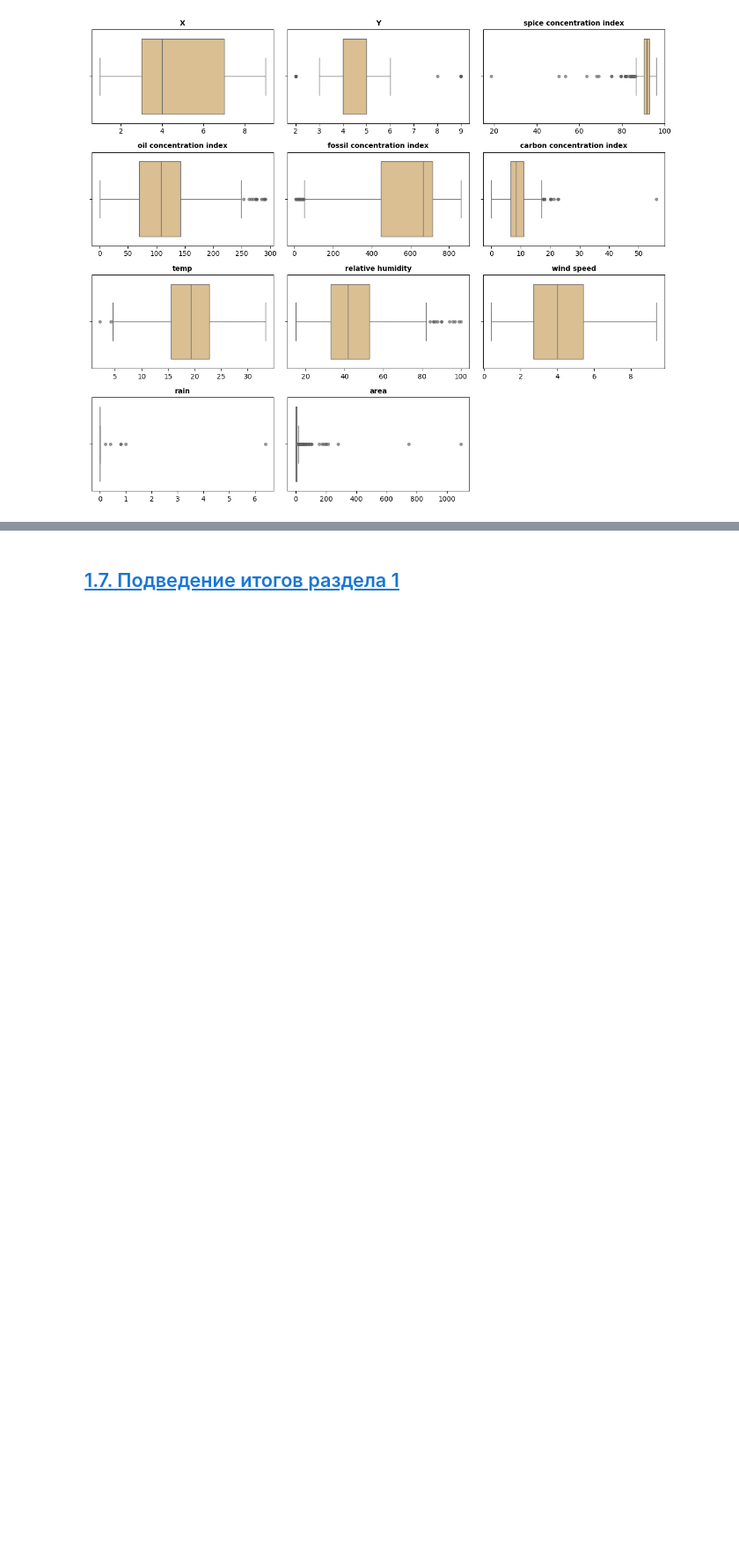
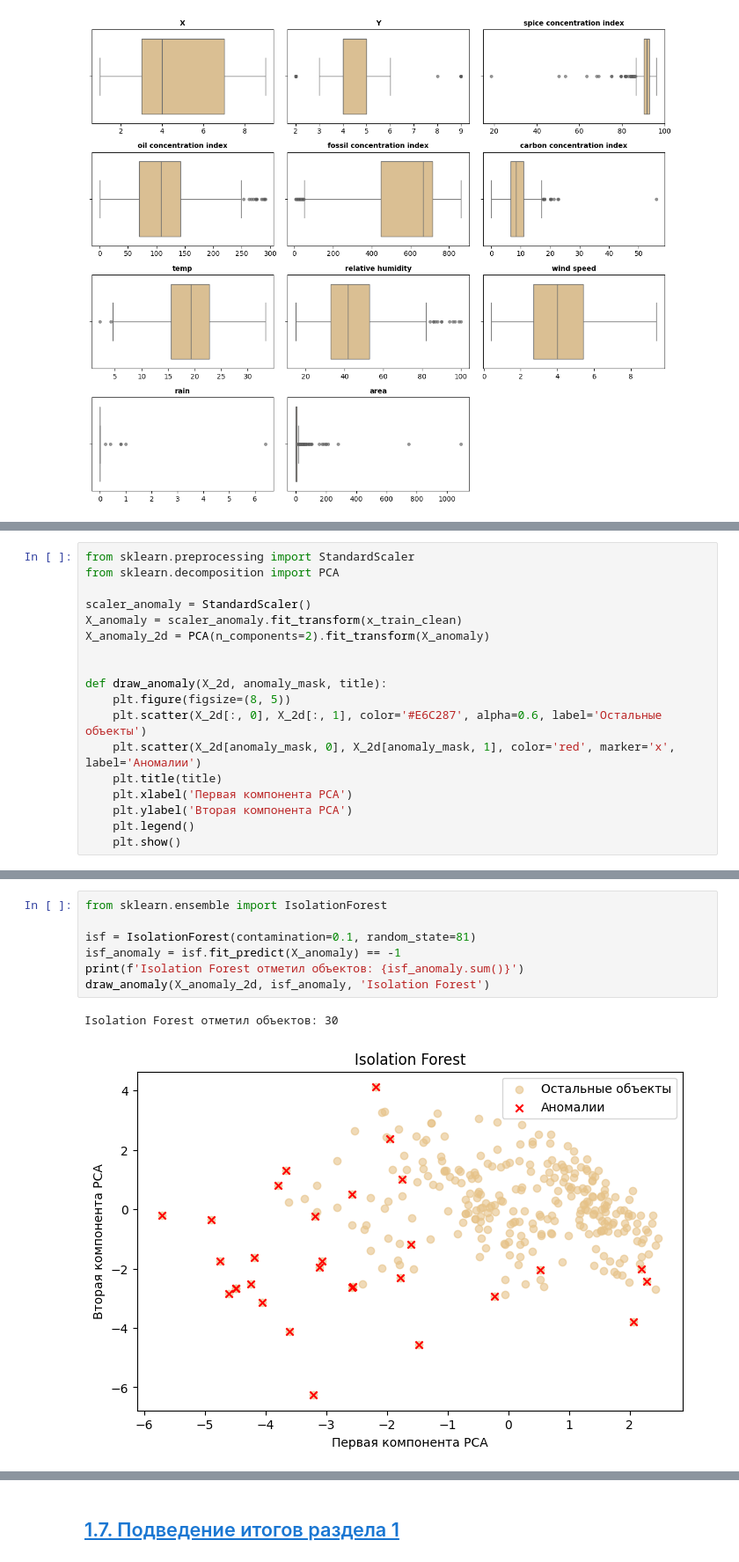
Before and after one commit to ari-ira17/dune-data-analysis, a Jupyter notebook: notebooks/dune_problem_formalization.ipynb, the cells around one changed output, grey strips where cells are left out. Shown at 88% size. Drawn from its saved outputs; the diff is of its cells as text; blank space fills up the shorter version.

```diff
--- a/notebooks/dune_problem_formalization.ipynb
+++ b/notebooks/dune_problem_formalization.ipynb
@@ -481,0 +576,18 @@ for col in col_for_per:
+# %%
+from sklearn.preprocessing import StandardScaler
+from sklearn.decomposition import PCA
+
+scaler_anomaly = StandardScaler()
+X_anomaly = scaler_anomaly.fit_transform(x_train_clean)
+X_anomaly_2d = PCA(n_components=2).fit_transform(X_anomaly)
+
+
+def draw_anomaly(X_2d, anomaly_mask, title):
+    plt.figure(figsize=(8, 5))
+    plt.scatter(X_2d[:, 0], X_2d[:, 1], color='#E6C287', alpha=0.6, label='Остальные объекты')
+    plt.scatter(X_2d[anomaly_mask, 0], X_2d[anomaly_mask, 1], color='red', marker='x', label='Аномалии')
+    plt.title(title)
+    plt.xlabel('Первая компонента PCA')
+    plt.ylabel('Вторая компонента PCA')
+    plt.legend()
+    plt.show()
@@ -481,0 +598,10 @@ for col in col_for_per:
+# %%
+from sklearn.ensemble import IsolationForest
+
+isf = IsolationForest(contamination=0.1, random_state=81)
+isf_anomaly = isf.fit_predict(X_anomaly) == -1
+print(f'Isolation Forest отметил объектов: {isf_anomaly.sum()}')
+draw_anomaly(X_anomaly_2d, isf_anomaly, 'Isolation Forest')
+# %% [output]
+Isolation Forest отметил объектов: 30
+[figure, added]
```
Also changed, not shown: parts of 41 cells of this notebook.
